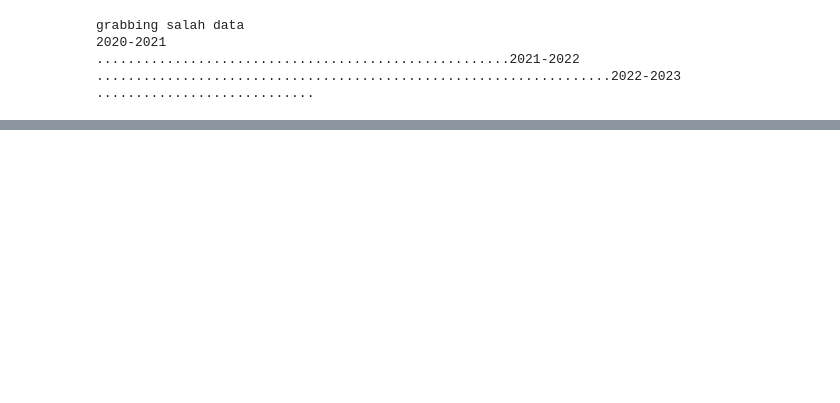
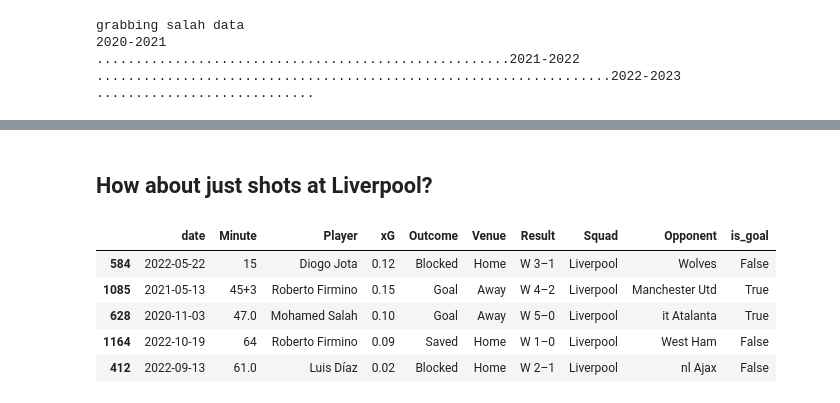
Before and after one commit to ismailmo1/football-data-viz, a Jupyter notebook: nunez-xg-goals/xg_shots.ipynb, the cells around one changed output, grey strips where cells are left out. Saved outputs shown, nothing was run; the diff lists cells and outputs as text; code cells hidden in the pictures; blank space fills up the shorter version.

```diff
--- a/nunez-xg-goals/xg_shots.ipynb
+++ b/nunez-xg-goals/xg_shots.ipynb
@@ -136,0 +281,2 @@ grabbing salah data
+# %% [markdown]
+## How about just shots at Liverpool?
@@ -136,0 +285,9 @@ grabbing salah data
+# %%
+lpool_shots.sample(5)
+# %% [output]
+|  | date | Minute | Player | xG | Outcome | Venue | Result | Squad | Opponent | is_goal |
+| 584 | 2022-05-22 | 15 | Diogo Jota | 0.12 | Blocked | Home | W 3–1 | Liverpool | Wolves | False |
+| 1085 | 2021-05-13 | 45+3 | Roberto Firmino | 0.15 | Goal | Away | W 4–2 | Liverpool | Manchester Utd | True |
+| 628 | 2020-11-03 | 47.0 | Mohamed Salah | 0.10 | Goal | Away | W 5–0 | Liverpool | it Atalanta | True |
+| 1164 | 2022-10-19 | 64 | Roberto Firmino | 0.09 | Saved | Home | W 1–0 | Liverpool | West Ham | False |
+| 412 | 2022-09-13 | 61.0 | Luis Díaz | 0.02 | Blocked | Home | W 2–1 | Liverpool | nl Ajax | False |
```
Also changed, not shown: parts of 12 cells of this notebook.
